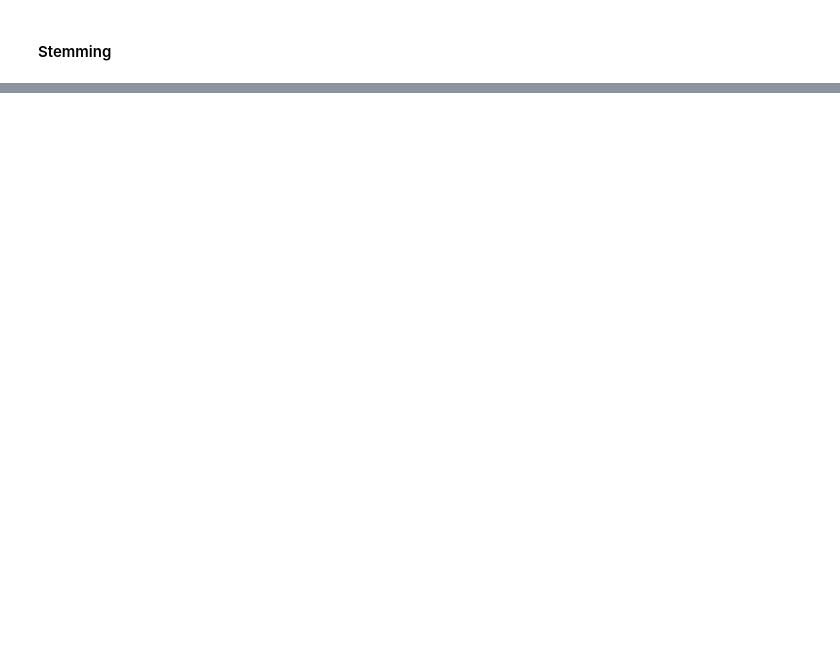
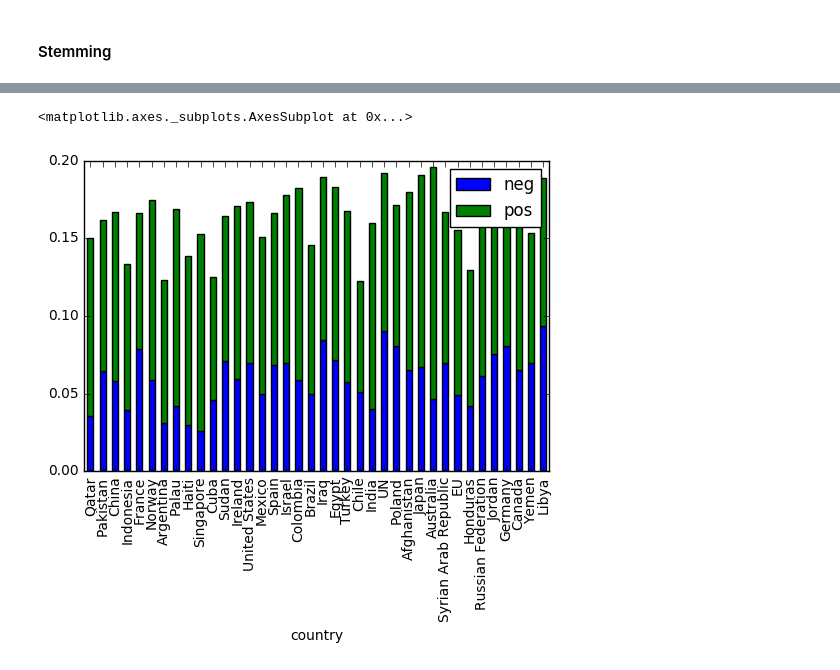
Before and after one commit to fanzhangsuper/fancy_group, a Jupyter notebook: 05 - Taming Text/Homework5.ipynb, the cells around one changed output, grey strips where cells are left out. Saved outputs shown, nothing was run; the diff lists cells and outputs as text; code cells hidden in the pictures; blank space fills up the shorter version.

```diff
--- a/05 - Taming Text/Homework5.ipynb
+++ b/05 - Taming Text/Homework5.ipynb
@@ -88,0 +307,12 @@ def compare_stem(word1, word2):
+# %%
+import pickle
+import os
+
+if os.path.exists("map_idx_to_sentiment.pickle"):
+    with open('map_idx_to_sentiment.pickle', 'rb') as handle:
+        map_idx_to_sentiment = pickle.load(handle)
+else:
+    map_idx_to_sentiment = dict()
+    map_idx_to_sentiment['vader'] = map_email_to_vader_sentiment(extrected_body_text_series)
+    with open('map_idx_to_sentiment.pickle', 'wb') as handle:
+        pickle.dump(map_idx_to_sentiment, handle)
@@ -88,0 +346,30 @@ def compare_stem(word1, word2):
+# %%
+compound = dict(zip(map_coutry_to_emails.keys(), np.zeros(len(map_coutry_to_emails.keys()))))
+neg   = dict(zip(map_coutry_to_emails.keys(), np.zeros(len(map_coutry_to_emails.keys()))))
+pos   = dict(zip(map_coutry_to_emails.keys(), np.zeros(len(map_coutry_to_emails.keys()))))
+neu   = dict(zip(map_coutry_to_emails.keys(), np.zeros(len(map_coutry_to_emails.keys()))))
+count = dict(zip(map_coutry_to_emails.keys(), np.zeros(len(map_coutry_to_emails.keys()))))
+
+for idx, senti in map_idx_to_sentiment['vader'].items():
+    for c in map_emails_to_country[idx]:
+        compound[c] += senti['compound']
+        neg[c] += senti['neg']
+        pos[c] += senti['pos']
+        neu[c] += senti['neu']
+        count[c] += 1
+
+for c, num in count.items():
+    if num > 0:
+        compound[c] = compound[c] / num
+        neg[c] = neg[c] / num
+        pos[c] = pos[c] / num
+        neu[c] = neu[c] / num
+# %%
+a = []
+
+for c, num in count.items():
+    a.append((c, compound[c], neg[c],pos[c], neu[c], num))
+
+country_x_senti = pd.DataFrame(a, columns=['country', 'compound', 'neg', 'pos', 'neu', 'num'])
+country_x_senti.set_index('country', inplace=True)
+country_x_senti.head()
@@ -88,0 +402,5 @@ def compare_stem(word1, word2):
+# %%
+country_x_senti[country_x_senti.num > 10][["neg", "pos"]].plot.bar(stacked=True)
+# %% [output]
+<matplotlib.axes._subplots.AxesSubplot at 0x...>
+[figure, added]
```
Also changed, not shown: parts of 47 cells of this notebook, 1 other file.
